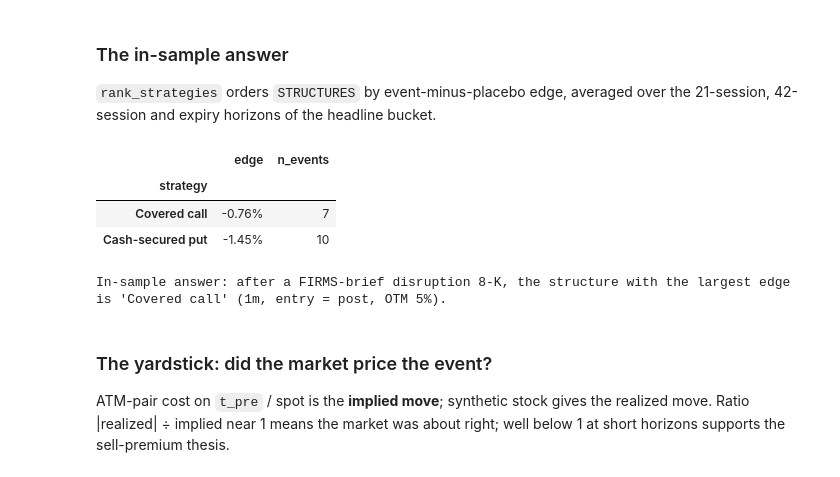
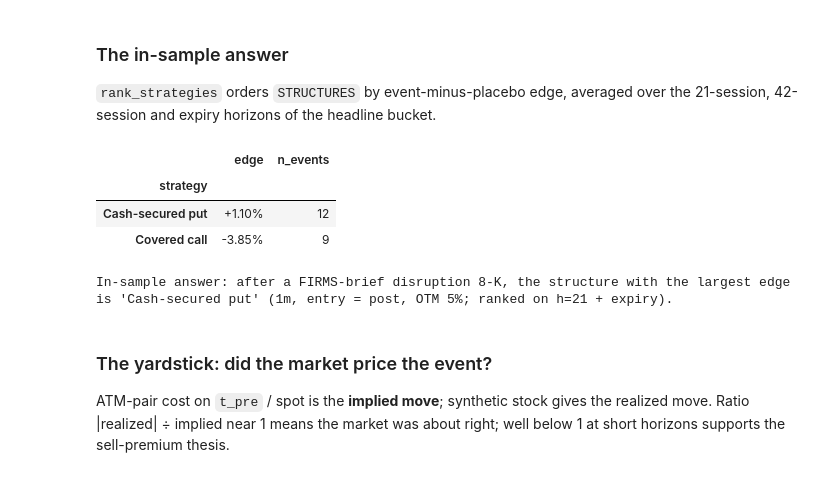
Before and after one commit to lalitboyapati/GQHacks, a Jupyter notebook: massive/gqh-massive-8k-starter/physical-facility-disruption-options-challenge.ipynb, the cells around one changed output. Drawn from its saved outputs; the diff is of its cells as text; code cells hidden in the pictures.

```diff
--- a/massive/gqh-massive-8k-starter/physical-facility-disruption-options-challenge.ipynb
+++ b/massive/gqh-massive-8k-starter/physical-facility-disruption-options-challenge.ipynb
@@ -1257,32 +1259,34 @@ Events minus ordinary days, mean P&L per $1 spot. * = CI on the difference exclu
 `rank_strategies` orders `STRUCTURES` by event-minus-placebo edge, averaged over the
 21-session, 42-session and expiry horizons of the headline bucket.
 # %%
-def rank_strategies(diff: pd.DataFrame, horizons=(21, 42, "exp")) -> pd.DataFrame:
+def rank_strategies(diff: pd.DataFrame, horizons=(21, "exp")) -> pd.DataFrame:
+    """Rank by mean event-minus-placebo edge. Default horizons match the cost cell."""
     d = diff[diff.horizon.isin(horizons) & (diff.strategy.isin(STRUCTURES))]
     if d is None or len(d) == 0 or "difference" not in d.columns:
         return pd.DataFrame()
     out = (d.groupby("strategy").agg(edge=("difference", "mean"),
                                      n_events=("n_a", "max"))
              .sort_values("edge", ascending=False))
     out["edge"] = out["edge"].map(lambda v: f"{v * 100:+.2f}%" if pd.notna(v) else "")
-    return out.rename(index=STRATEGY_LABEL)
+    return out
 
 
 if RUN_PLACEBO and len(diff) and "difference" in diff.columns and diff["difference"].notna().any():
     ranking = rank_strategies(diff)
-    display(ranking)
-    WINNER = [k for k, v in STRATEGY_LABEL.items() if len(ranking) and v == ranking.index[0]][0] if len(ranking) else STRUCTURES[0]
+    display(ranking.rename(index=STRATEGY_LABEL))
+    WINNER = ranking.index[0] if len(ranking) else STRUCTURES[0]
     print(f"In-sample answer: after a FIRMS-brief disruption 8-K, the structure with the largest edge is "
-          f"'{STRATEGY_LABEL[WINNER]}' ({BASELINE_BUCKET}, entry = {ENTRY}, OTM {OTM_PCT:.0%}).")
+          f"'{STRATEGY_LABEL[WINNER]}' ({BASELINE_BUCKET}, entry = {ENTRY}, OTM {OTM_PCT:.0%}; "
+          f"ranked on h=21 + expiry).")
 else:
     WINNER = STRUCTURES[0]
     print(f"Defaulting WINNER to {STRATEGY_LABEL[WINNER]} (no placebo ranking available).")
 # %% [output]
 |  | edge | n_events |
 | strategy |  |  |
-| Covered call | -0.76% | 7 |
-| Cash-secured put | -1.45% | 10 |
+| Cash-secured put | +1.10% | 12 |
+| Covered call | -3.85% | 9 |
-In-sample answer: after a FIRMS-brief disruption 8-K, the structure with the largest edge is 'Covered call' (1m, entry = post, OTM 5%).
+In-sample answer: after a FIRMS-brief disruption 8-K, the structure with the largest edge is 'Cash-secured put' (1m, entry = post, OTM 5%; ranked on h=21 + expiry).
 # %% [markdown]
 ### The yardstick: did the market price the event?
 
```
Also changed, not shown: parts of 12 cells of this notebook, 9 other files.
